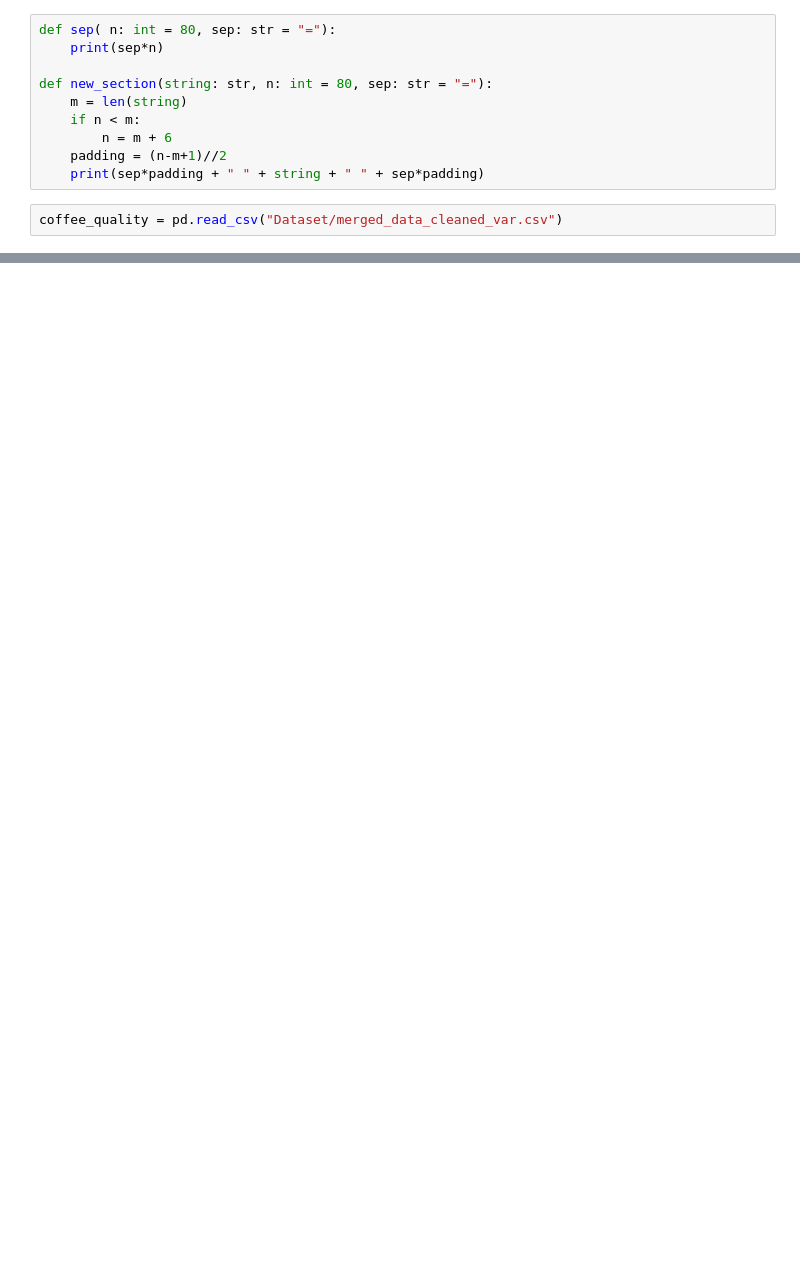
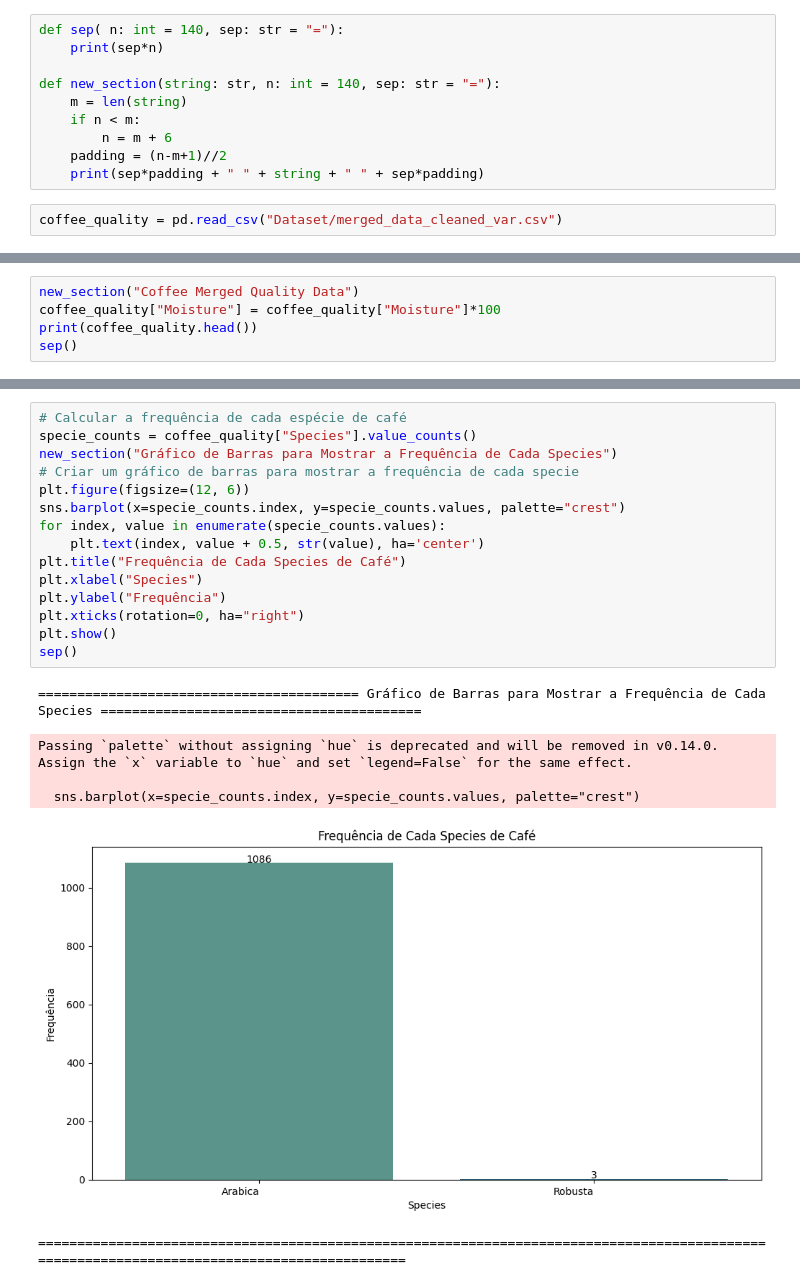
Before and after one commit to IsabelaYabe/coffee_quality_ME, a Jupyter notebook: analise_exploratoria_merged.ipynb, the cells around one changed output, grey strips where cells are left out. Saved outputs shown, nothing was run; the diff lists cells and outputs as text; blank space fills up the shorter version.

```diff
--- a/analise_exploratoria_merged.ipynb
+++ b/analise_exploratoria_merged.ipynb
@@ -5,10 +5,10 @@ import matplotlib.pyplot as plt
 import seaborn as sns
 import altair as alt
 # %%
-def sep( n: int = 80, sep: str = "="):
+def sep( n: int = 140, sep: str = "="):
     print(sep*n)
 
-def new_section(string: str, n: int = 80, sep: str = "="):
+def new_section(string: str, n: int = 140, sep: str = "="):
     m = len(string)
     if n < m:
         n = m + 6
@@ -534,0 +19,5 @@ plt.show()
+# %%
+new_section("Coffee Merged Quality Data")
+coffee_quality["Moisture"] = coffee_quality["Moisture"]*100
+print(coffee_quality.head())
+sep()
@@ -534,0 +49,22 @@ plt.show()
+# %%
+# Calcular a frequência de cada espécie de café
+specie_counts = coffee_quality["Species"].value_counts()
+new_section("Gráfico de Barras para Mostrar a Frequência de Cada Species")
+# Criar um gráfico de barras para mostrar a frequência de cada specie
+plt.figure(figsize=(12, 6))
+sns.barplot(x=specie_counts.index, y=specie_counts.values, palette="crest")
+for index, value in enumerate(specie_counts.values):
+    plt.text(index, value + 0.5, str(value), ha='center')
+plt.title("Frequência de Cada Species de Café")
+plt.xlabel("Species")
+plt.ylabel("Frequência")
+plt.xticks(rotation=0, ha="right")
+plt.show()
+sep()
+# %% [output]
+========================================= Gráfico de Barras para Mostrar a Frequência de Cada Species =========================================
+Passing `palette` without assigning `hue` is deprecated and will be removed in v0.14.0. Assign the `x` variable to `hue` and set `legend=False` for the same effect.
+
+  sns.barplot(x=specie_counts.index, y=specie_counts.values, palette="crest")
+[figure, added]
+============================================================================================================================================
```
Also changed, not shown: parts of 41 cells of this notebook, 33 other files.
